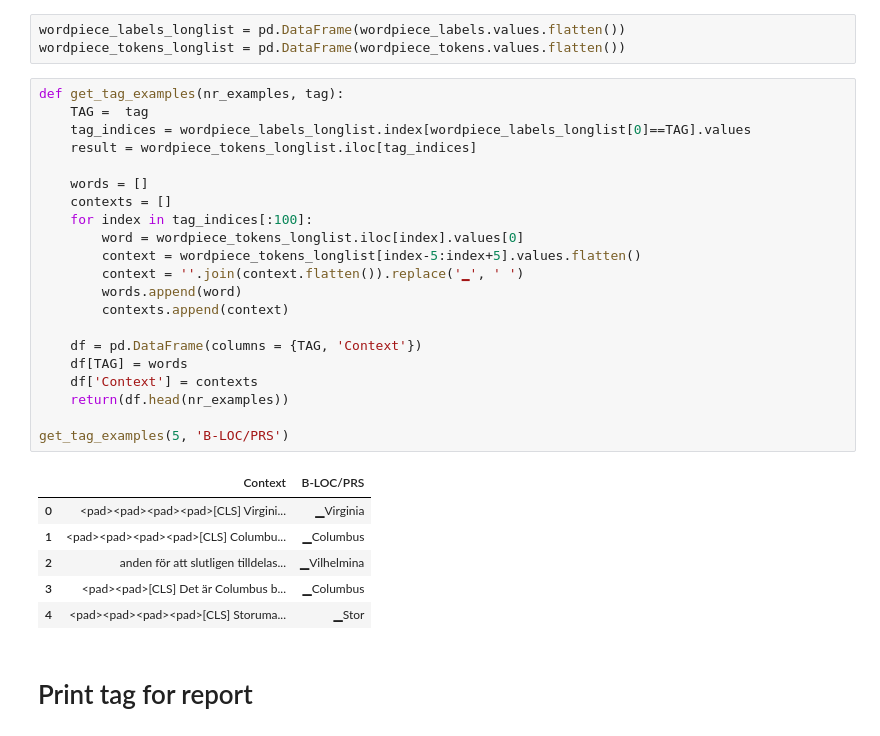
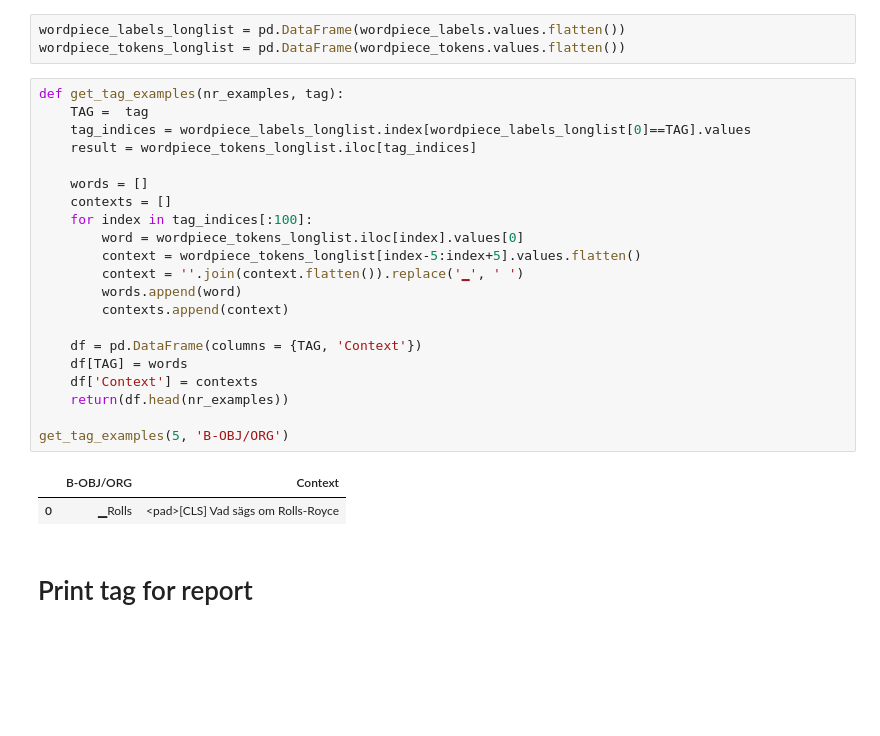
Before and after one commit to laureleo/thesis, a Jupyter notebook: notebooks/Data_Visualizations.ipynb, the cells around one changed output. Drawn from its saved outputs; the diff is of its cells as text; blank space fills up the shorter version.

Commit message:
Checking some examples

```diff
--- a/notebooks/Data_Visualizations.ipynb
+++ b/notebooks/Data_Visualizations.ipynb
@@ -198,31 +198,27 @@ wordpiece_tokens_longlist = pd.DataFrame(wordpiece_tokens.values.flatten())
 # %%
 def get_tag_examples(nr_examples, tag):
     TAG =  tag
     tag_indices = wordpiece_labels_longlist.index[wordpiece_labels_longlist[0]==TAG].values
     result = wordpiece_tokens_longlist.iloc[tag_indices]
 
     words = []
     contexts = []
     for index in tag_indices[:100]:
         word = wordpiece_tokens_longlist.iloc[index].values[0]
         context = wordpiece_tokens_longlist[index-5:index+5].values.flatten()
         context = ''.join(context.flatten()).replace('▁', ' ')
         words.append(word)
         contexts.append(context)
 
     df = pd.DataFrame(columns = {TAG, 'Context'})
     df[TAG] = words
     df['Context'] = contexts
     return(df.head(nr_examples))
 
-get_tag_examples(5, 'B-LOC/PRS')
+get_tag_examples(5, 'B-OBJ/ORG')
 # %% [output]
-|  | Context | B-LOC/PRS |
-| 0 | <pad><pad><pad><pad>[CLS] Virgini... | ▁Virginia |
-| 1 | <pad><pad><pad><pad>[CLS] Columbu... | ▁Columbus |
-| 2 | anden för att slutligen tilldelas... | ▁Vilhelmina |
-| 3 | <pad><pad>[CLS] Det är Columbus b... | ▁Columbus |
-| 4 | <pad><pad><pad><pad>[CLS] Storuma... | ▁Stor |
+|  | B-OBJ/ORG | Context |
+| 0 | ▁Rolls | <pad>[CLS] Vad sägs om Rolls-Royce |
 # %% [markdown]
 # Print tag for report
 # %%
```
Also changed, not shown: parts of 9 cells of this notebook, 1 other file.
